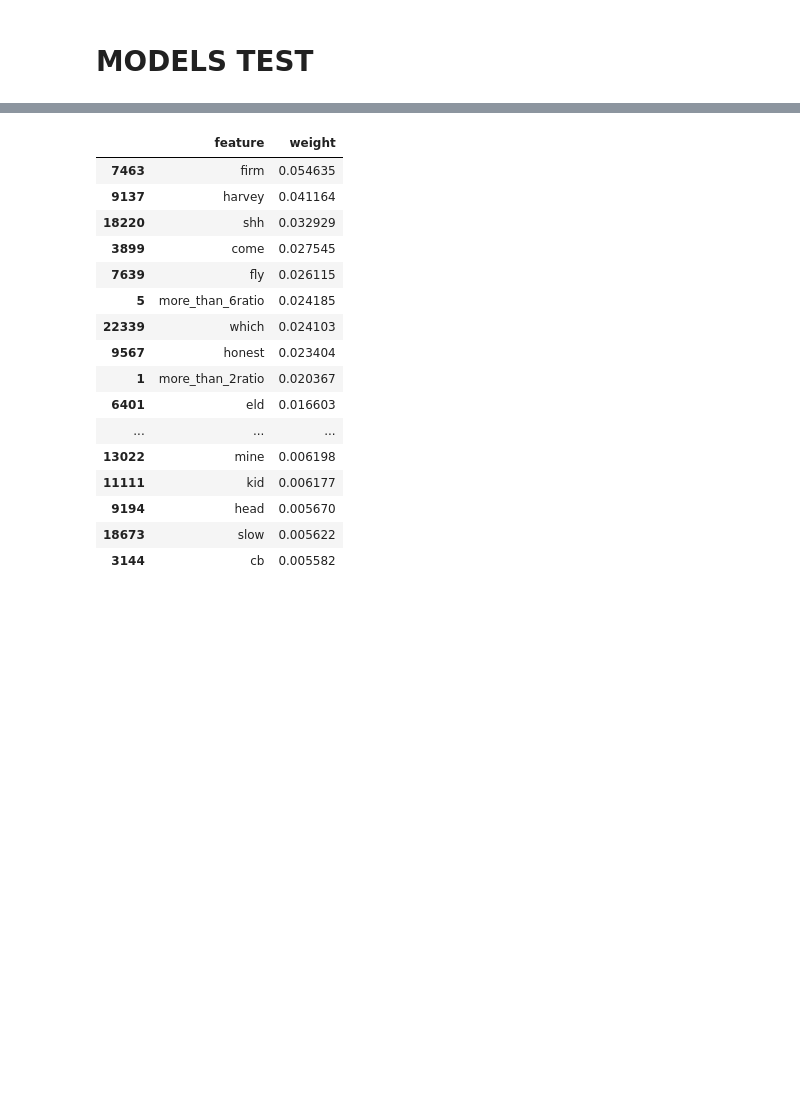
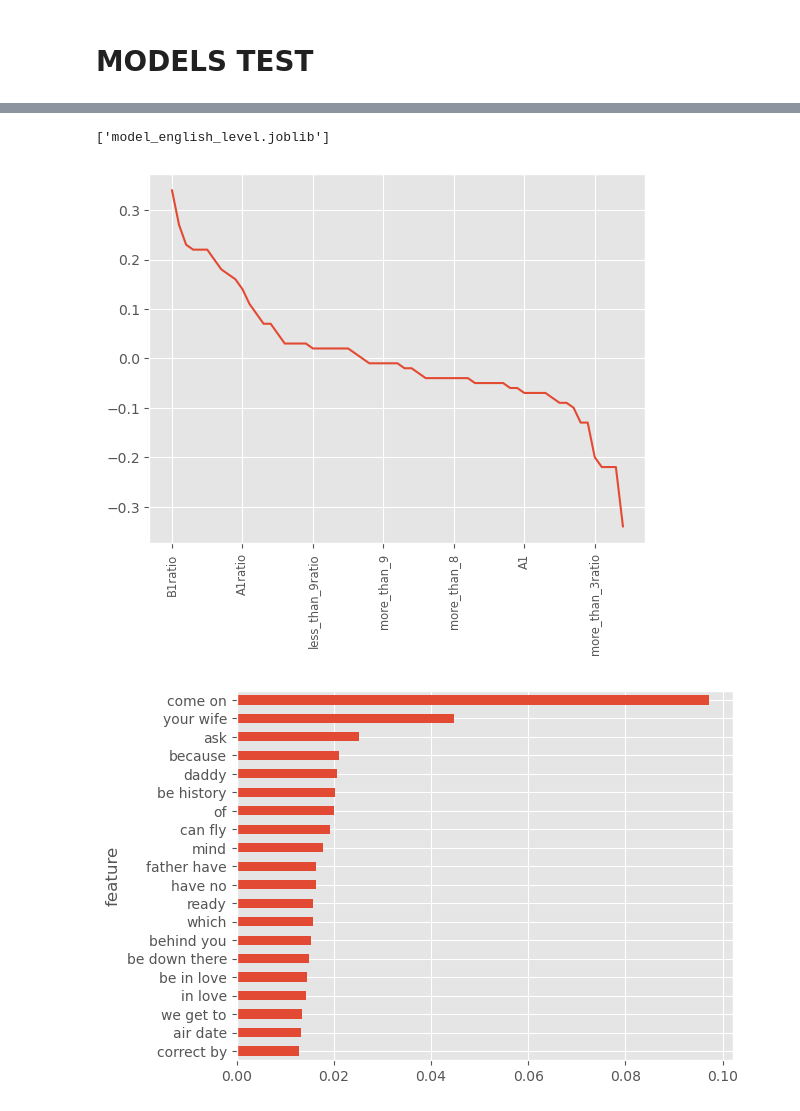
Before and after one commit to artefucktor/english_level, a Jupyter notebook: movies_english_level.ipynb, the cells around one changed output, grey strips where cells are left out. Saved outputs shown, nothing was run; the diff lists cells and outputs as text; code cells hidden in the pictures; blank space fills up the shorter version.

```diff
--- a/movies_english_level.ipynb
+++ b/movies_english_level.ipynb
@@ -574,26 +579,22 @@ dump(rc, 'model_english_level.joblib')
+# %%
+dump(rc, 'model_english_level.joblib')
+# %% [output]
+['model_english_level.joblib']
+# %%
+movies.corrwith(movies.target)[:-1].round(2).sort_values(ascending=False).plot()
+plt.xticks(rotation=90,size='small')
+plt.show()
+# %% [output]
+[figure, added]
 # %%
 feature_names = rc.best_estimator_[0].get_feature_names_out()
 feature_importances = rc.best_estimator_[-1].feature_importances_
 fi = pd.DataFrame({'feature':feature_names, 'weight': feature_importances})
 fi.feature = fi.feature.str[5:]
-# fi['type'] = fi.feature.str[:3]
 
-fi.sort_values(by='weight', ascending=False).head(50)
+fi.sort_values(by='weight', ascending=False) \
+  .head(20).sort_values(by='weight',ascending=True) \
+  .plot(kind='barh', y='weight', x='feature', legend=False)
+plt.show()
 # %% [output]
-|  | feature | weight |
-| 7463 | firm | 0.054635 |
-| 9137 | harvey | 0.041164 |
-| 18220 | shh | 0.032929 |
-| 3899 | come | 0.027545 |
-| 7639 | fly | 0.026115 |
-| 5 | more_than_6ratio | 0.024185 |
-| 22339 | which | 0.024103 |
-| 9567 | honest | 0.023404 |
-| 1 | more_than_2ratio | 0.020367 |
-| 6401 | eld | 0.016603 |
-| ... | ... | ... |
-| 13022 | mine | 0.006198 |
-| 11111 | kid | 0.006177 |
-| 9194 | head | 0.005670 |
-| 18673 | slow | 0.005622 |
-| 3144 | cb | 0.005582 |
+[figure, added]
```
Also changed, not shown: parts of 41 cells of this notebook.
